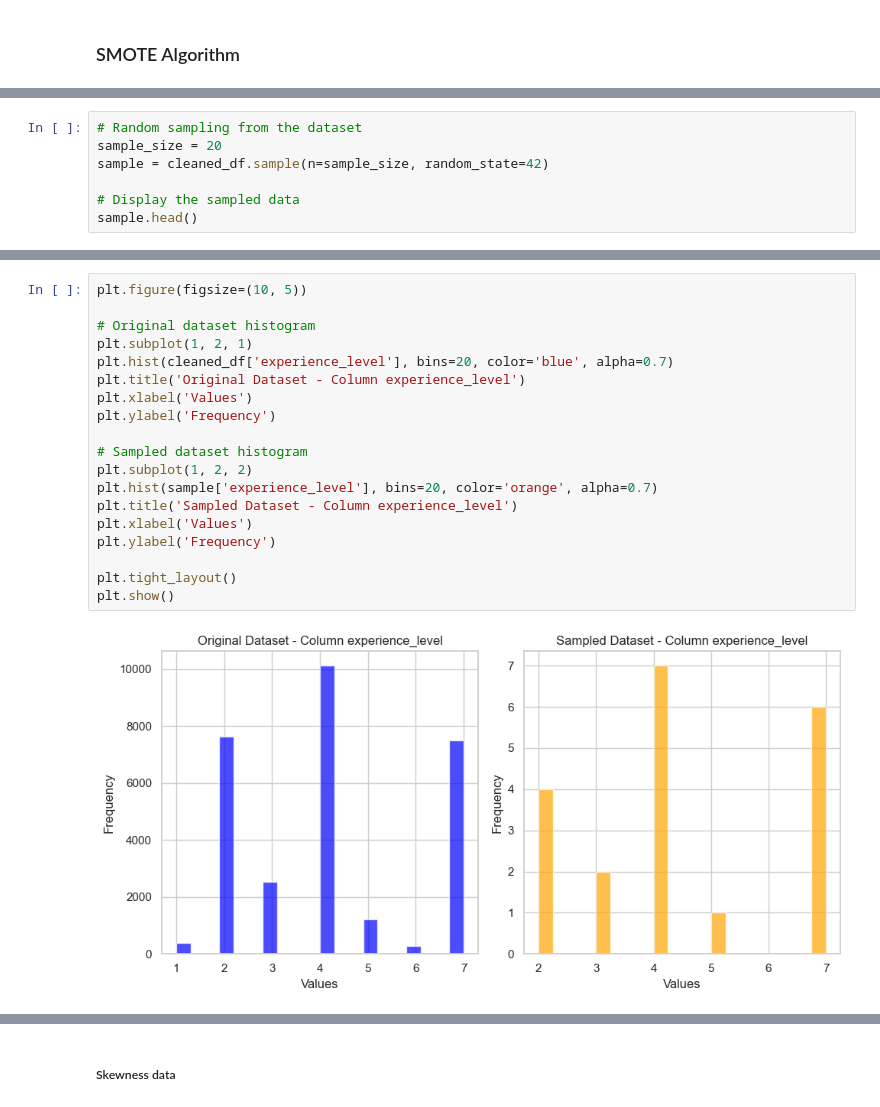
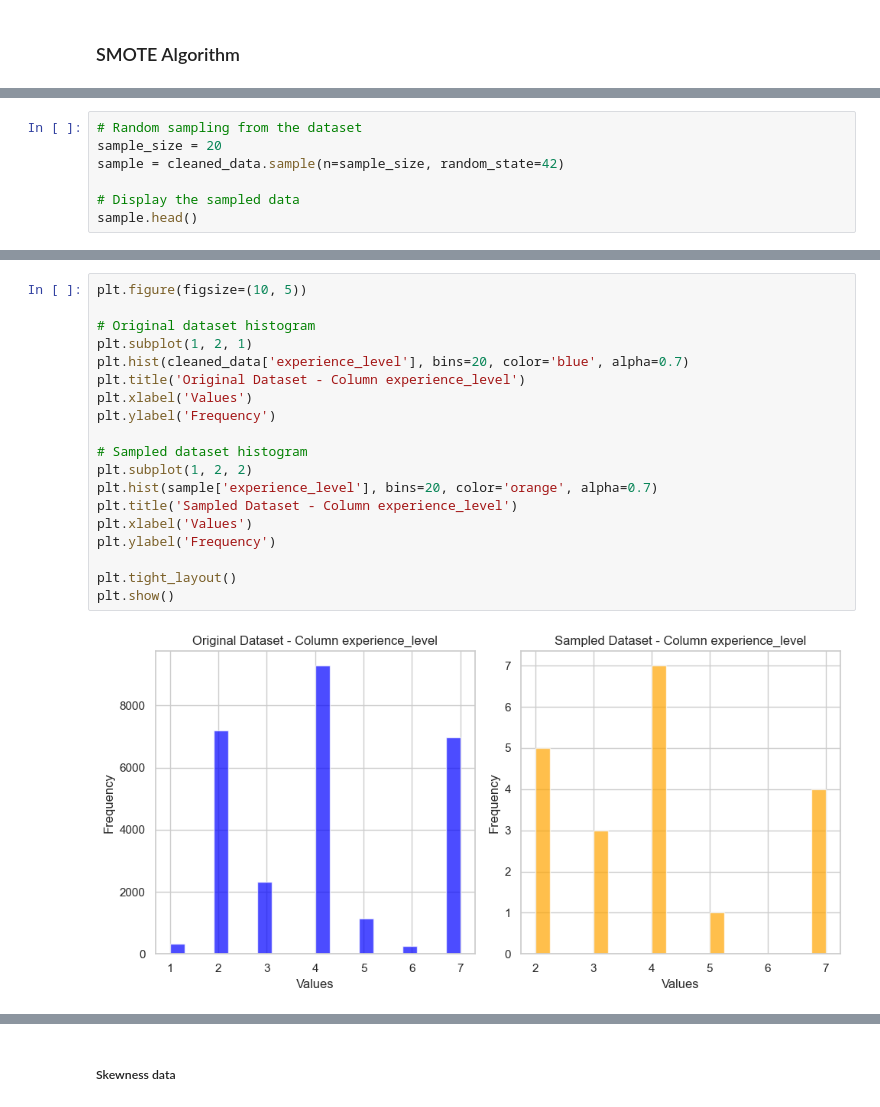
Before and after one commit to FlorianHalimi/LinkedIn-Job-Analysis-Data-Preprocessing-Visualization, a Jupyter notebook: data_preprocessing.ipynb, the cells around one changed output, grey strips where cells are left out. Cells and saved outputs as stored; diff of their text form.

```diff
--- a/data_preprocessing.ipynb
+++ b/data_preprocessing.ipynb
@@ -793,7 +793,7 @@ plt.show()
 # %%
 # Random sampling from the dataset
 sample_size = 20
-sample = cleaned_df.sample(n=sample_size, random_state=42)
+sample = cleaned_data.sample(n=sample_size, random_state=42)
 
 # Display the sampled data
 sample.head()
@@ -818,24 +807,24 @@ sample.head()
 # %%
 plt.figure(figsize=(10, 5))
 
 # Original dataset histogram
 plt.subplot(1, 2, 1)
-plt.hist(cleaned_df['experience_level'], bins=20, color='blue', alpha=0.7)
+plt.hist(cleaned_data['experience_level'], bins=20, color='blue', alpha=0.7)
 plt.title('Original Dataset - Column experience_level')
 plt.xlabel('Values')
 plt.ylabel('Frequency')
 
 # Sampled dataset histogram
 plt.subplot(1, 2, 2)
 plt.hist(sample['experience_level'], bins=20, color='orange', alpha=0.7)
 plt.title('Sampled Dataset - Column experience_level')
 plt.xlabel('Values')
 plt.ylabel('Frequency')
 
 plt.tight_layout()
 plt.show()
 # %% [output]
-[figure, old version]
+[figure, new version]
 # %%
 plt.figure(figsize=(10, 5))
 
```
Also changed, not shown: parts of 27 cells of this notebook, 5 other files.
